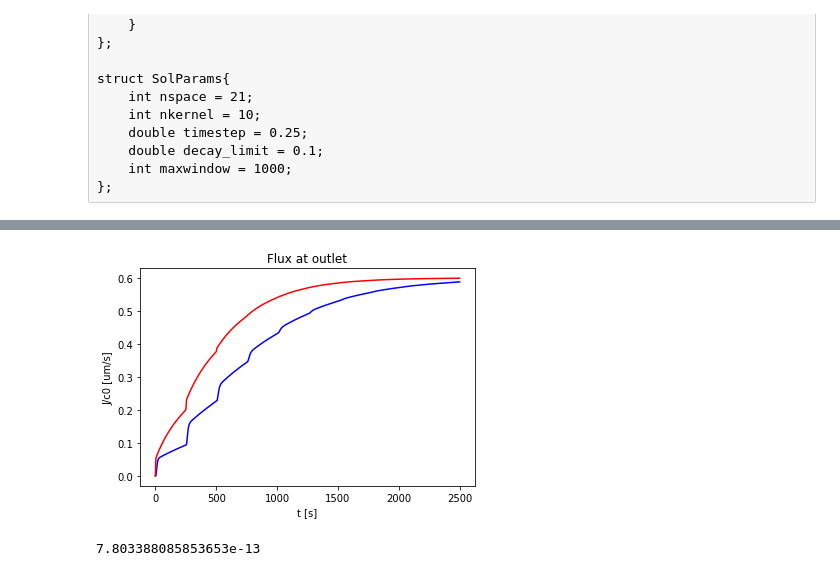
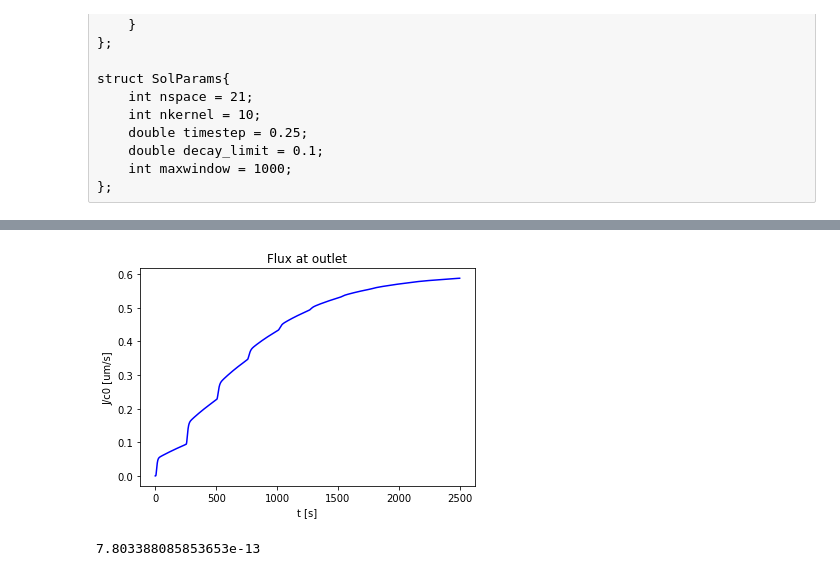
Before and after one commit to DFNaiff/DuplexDiffusion, a Jupyter notebook: notebooks/processing.ipynb, the cells around one changed output, grey strips where cells are left out. Saved outputs shown, nothing was run; the diff lists cells and outputs as text; code cells hidden in the pictures.

```diff
--- a/notebooks/processing.ipynb
+++ b/notebooks/processing.ipynb
@@ -61,14 +61,13 @@ array([5.000000e-02, 1.000000e-01, 1.500000e-01, ..., 2.001240e+04,
 # %%
 %matplotlib inline
 iscale = 10000
 plt.plot(t[:iscale], D*res[:iscale, -2]/dx, color='blue')
-plt.plot(t_detailed[:5*iscale], D*res_detailed[:5*iscale, -2]/dx, color='red')
 plt.ylabel("J/c0 [um/s]")
 plt.xlabel("t [s]")
 plt.title("Flux at outlet")
 plt.savefig("../tex/figs/flux")
 # %% [output]
-[figure, old version]
+[figure, new version]
 # %%
 #np.log(16)/3*l**2/(np.pi**2*ti)
 ti = 1200
```
Also changed, not shown: parts of 5 cells of this notebook, 6 other files.
